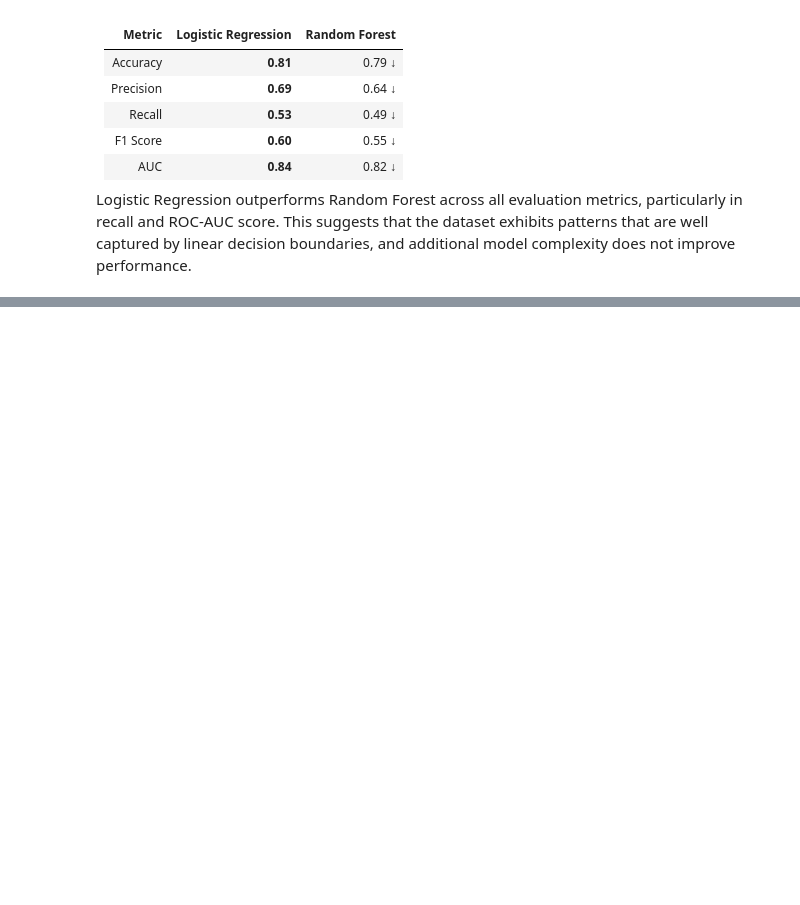
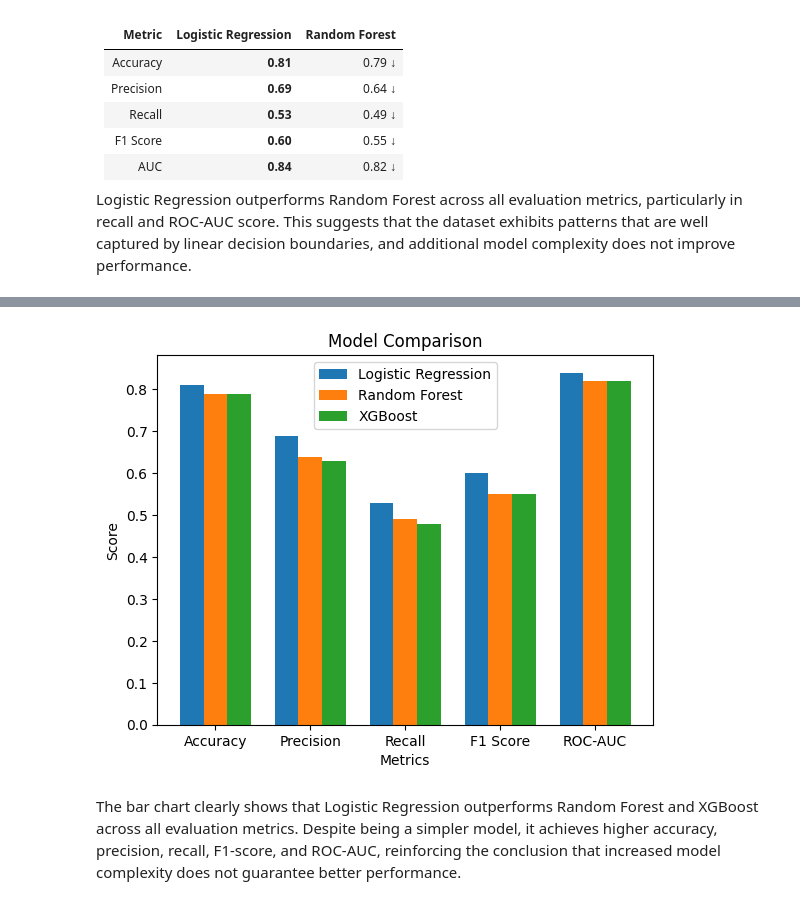
Before and after one commit to Rish164/customer-churn-prediction-ml, a Jupyter notebook: ipynb/tts_modelling_&_evaluations.ipynb, the cells around one changed output, grey strips where cells are left out. Cells and saved outputs as stored; diff of their text form; code cells hidden in the pictures; blank space fills up the shorter version.

```diff
--- a/ipynb/tts_modelling_&_evaluations.ipynb
+++ b/ipynb/tts_modelling_&_evaluations.ipynb
@@ -189,0 +288,35 @@ Logistic Regression outperforms Random Forest across all evaluation metrics, par
+# %%
+import matplotlib.pyplot as plt
+import numpy as np
+
+# Metrics for each model
+metrics = ['Accuracy', 'Precision', 'Recall', 'F1 Score', 'ROC-AUC']
+
+log_reg = [0.81, 0.69, 0.53, 0.60, 0.84]
+random_forest = [0.79, 0.64, 0.49, 0.55, 0.82]
+xgboost = [0.79, 0.63, 0.48, 0.55, 0.82]
+
+# X-axis positions
+x = np.arange(len(metrics))
+width = 0.25
+
+# Plot
+plt.figure()
+
+plt.bar(x - width, log_reg, width, label='Logistic Regression')
+plt.bar(x, random_forest, width, label='Random Forest')
+plt.bar(x + width, xgboost, width, label='XGBoost')
+
+# Labels
+plt.xlabel("Metrics")
+plt.ylabel("Score")
+plt.title("Model Comparison")
+
+plt.xticks(x, metrics)
+plt.legend()
+
+plt.show()
+# %% [output]
+[figure, added]
+# %% [markdown]
+The bar chart clearly shows that Logistic Regression outperforms Random Forest and XGBoost across all evaluation metrics. Despite being a simpler model, it achieves higher accuracy, precision, recall, F1-score, and ROC-AUC, reinforcing the conclusion that increased model complexity does not guarantee better performance.
```
Also changed, not shown: parts of 13 cells of this notebook, 2 other files.
